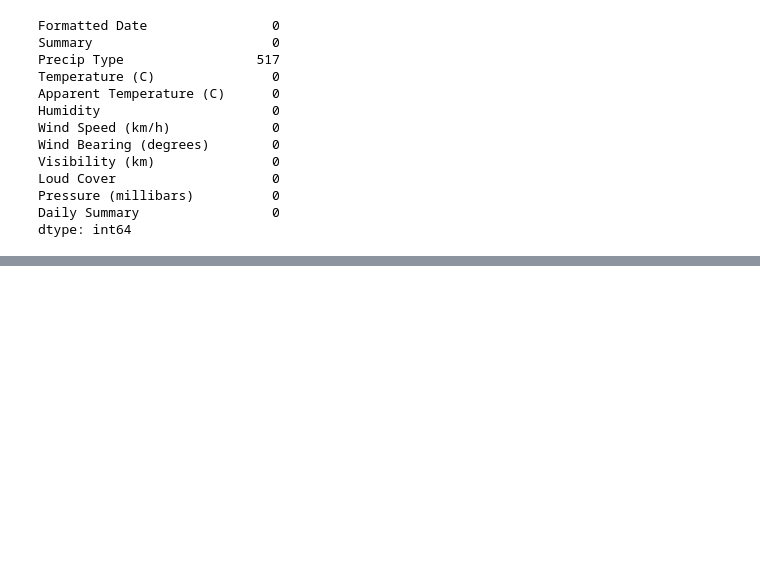
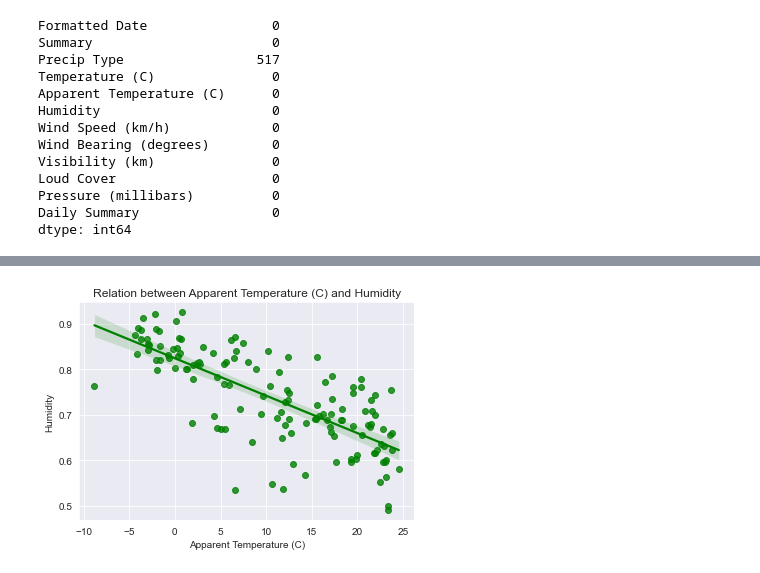
Before and after one commit to erinp0/DST-Assessment_0, a Jupyter notebook: Erin Pollard/DST_Trial.ipynb, the cells around one changed output, grey strips where cells are left out. Saved outputs shown, nothing was run; the diff lists cells and outputs as text; code cells hidden in the pictures; blank space fills up the shorter version.

```diff
--- a/Erin Pollard/DST_Trial.ipynb
+++ b/Erin Pollard/DST_Trial.ipynb
@@ -65,0 +78,4 @@ dtype: int64
+# %%
+data['Formatted Date'] = pd.to_datetime(data['Formatted Date'], utc=True)
+data = data.set_index("Formatted Date")
+data.head()
@@ -65,0 +90,4 @@ dtype: int64
+# %%
+df_column = ['Apparent Temperature (C)', 'Humidity']
+df_monthly_mean = data[df_column].resample("MS").mean() #MS-Month Starting
+df_monthly_mean.head()
@@ -65,0 +102,9 @@ dtype: int64
+# %%
+sns.set_style("darkgrid")
+sns.regplot(data=df_monthly_mean, x="Apparent Temperature (C)", y="Humidity", color="g")
+plt.title("Relation between Apparent Temperature (C) and Humidity")
+# save the figure
+plt.savefig('plot1.png', dpi=300, bbox_inches='tight')
+plt.show()
+# %% [output]
+[figure, added]
```
Also changed, not shown: parts of 7 cells of this notebook.
